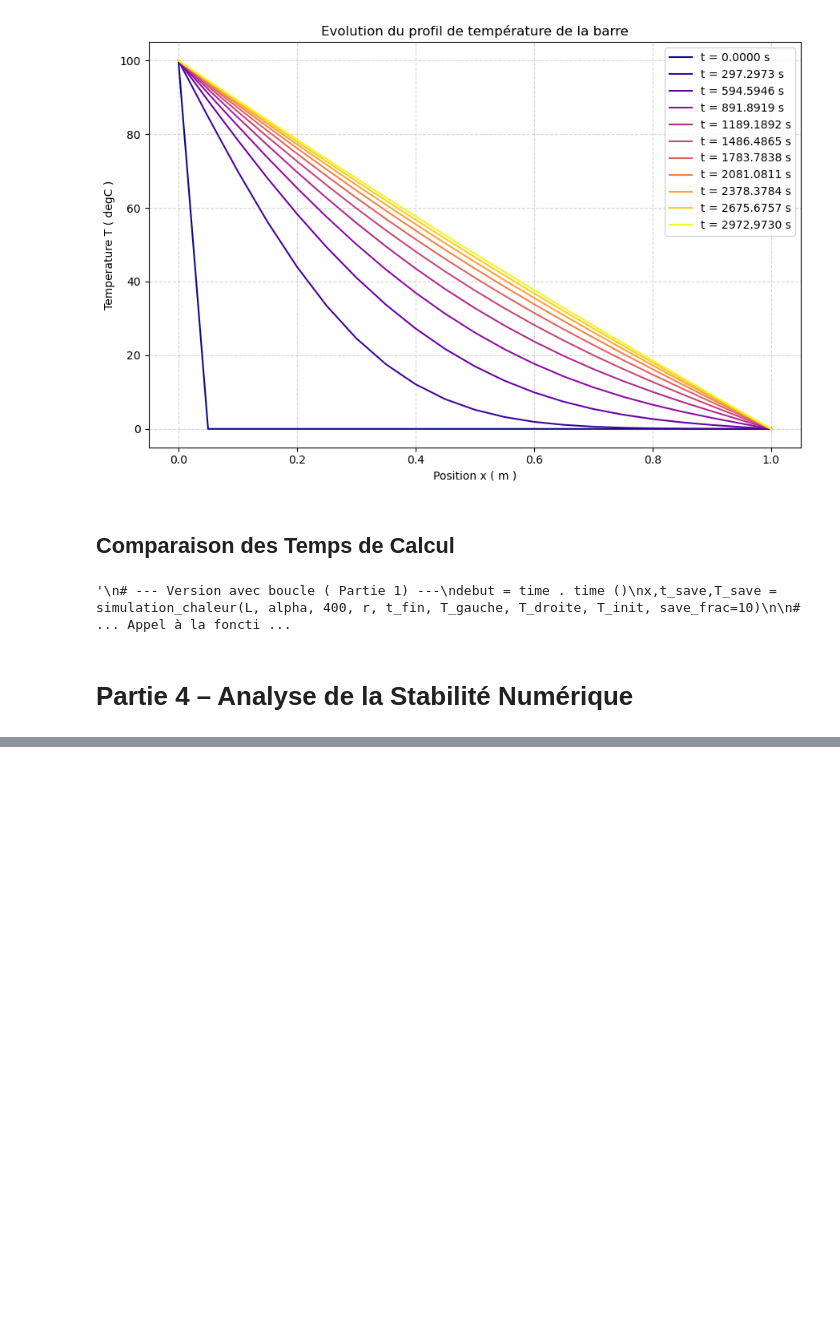
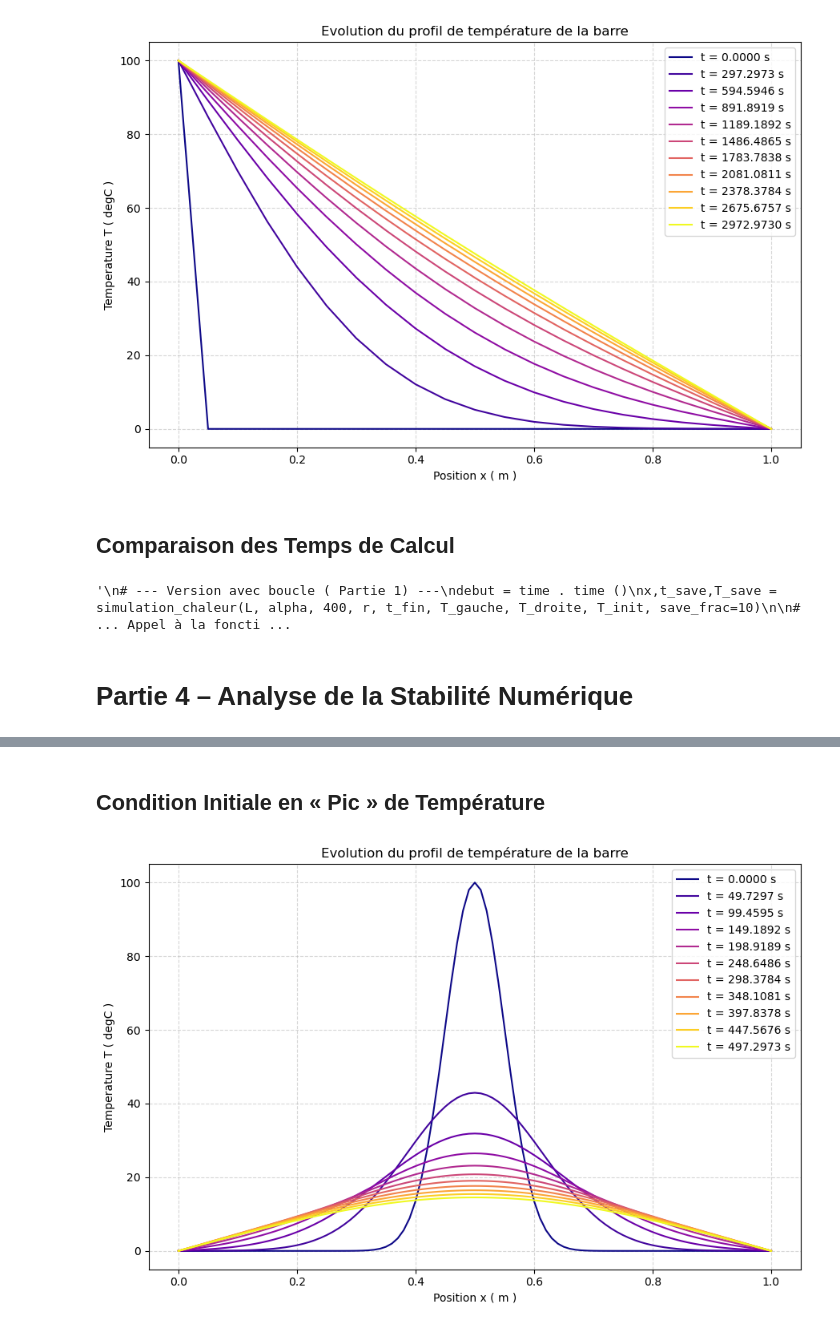
Before and after one commit to Amipha/outils-num, a Jupyter notebook: TP1.ipynb, the cells around one changed output, grey strips where cells are left out. Saved outputs shown, nothing was run; the diff lists cells and outputs as text; code cells hidden in the pictures; blank space fills up the shorter version.

```diff
--- a/TP1.ipynb
+++ b/TP1.ipynb
@@ -285,0 +351,25 @@ plt.show ()
+# %% [markdown]
+## Condition Initiale en « Pic » de Température
+# %%
+def f_init_gauss(x):
+    sigma = 0.05
+    Tmax = 100
+    L = x[-1]
+    return Tmax * np.exp(-((x-L/2)**2)/(2*sigma**2))
+
+
+x, t_save, T_save = simulation_chaleur_vect(
+    L,
+    alpha,
+    N=100,
+    r=0.4,
+    t_fin=500,
+    T_gauche=0,
+    T_droite=0,
+   f_init= f_init_gauss,
+    save_step=10
+)
+
+Tracer_T_x(x, t_save, T_save)
+# %% [output]
+[figure, added]
```
Also changed, not shown: parts of 5 cells of this notebook.
